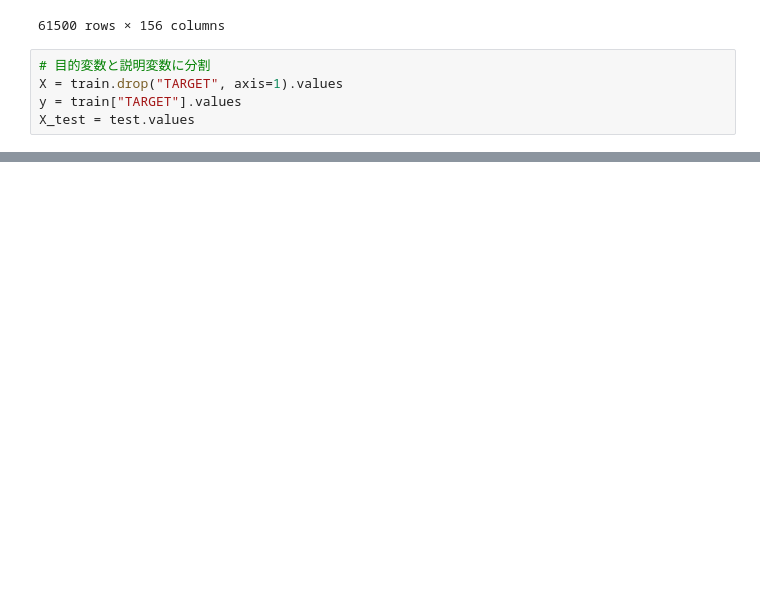
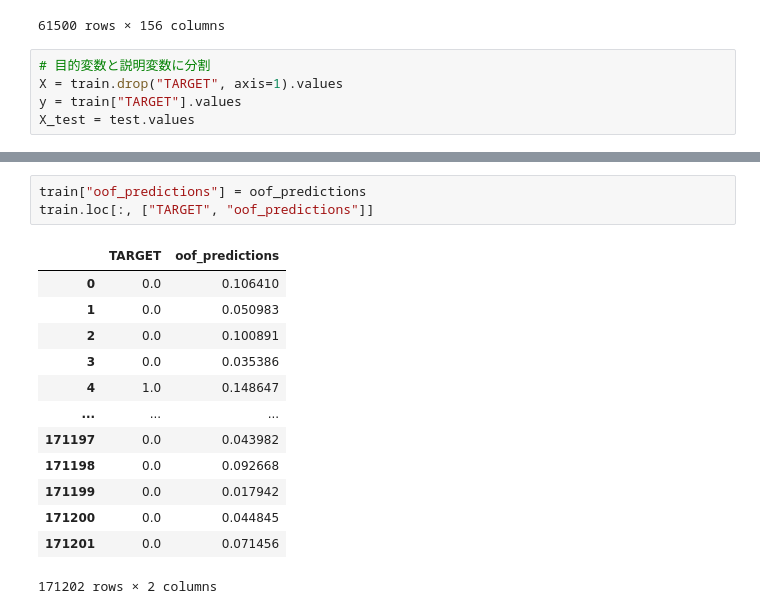
Before and after one commit to hikaru122700/kaggler-, a Jupyter notebook: 018.ipynb, the cells around one changed output, grey strips where cells are left out. Saved outputs shown, nothing was run; the diff lists cells and outputs as text; blank space fills up the shorter version.

```diff
--- a/018.ipynb
+++ b/018.ipynb
@@ -753,0 +865,17 @@ Best trial:
+# %%
+train["oof_predictions"] = oof_predictions
+train.loc[:, ["TARGET", "oof_predictions"]]
+# %% [output]
+|  | TARGET | oof_predictions |
+| 0 | 0.0 | 0.106410 |
+| 1 | 0.0 | 0.050983 |
+| 2 | 0.0 | 0.100891 |
+| 3 | 0.0 | 0.035386 |
+| 4 | 1.0 | 0.148647 |
+| ... | ... | ... |
+| 171197 | 0.0 | 0.043982 |
+| 171198 | 0.0 | 0.092668 |
+| 171199 | 0.0 | 0.017942 |
+| 171200 | 0.0 | 0.044845 |
+| 171201 | 0.0 | 0.071456 |
+171202 rows × 2 columns
```
Also changed, not shown: parts of 16 cells of this notebook.
